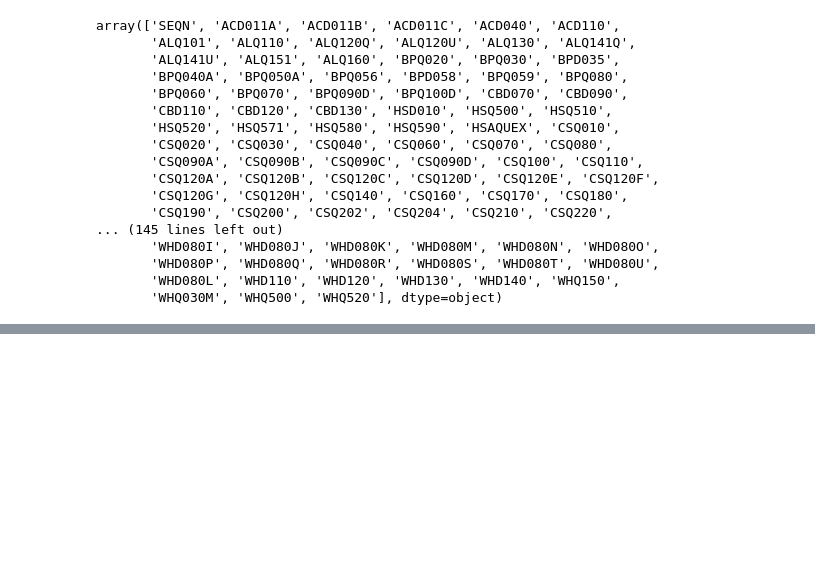
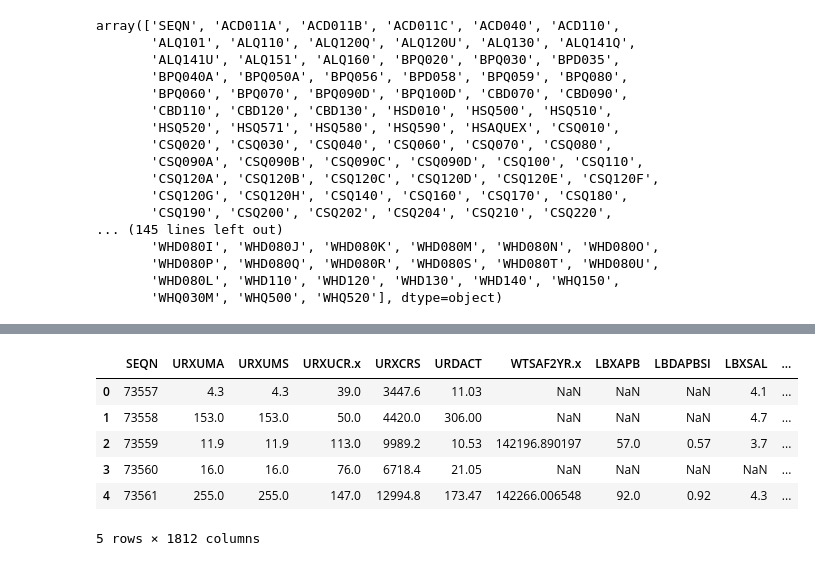
Before and after one commit to espSiyam/Data-Science--Analytics---AI-for-Business---the-Real-World-, a Jupyter notebook: Case Studies/2. Diabetes Analysis.ipynb, the cells around one changed output, grey strips where cells are left out. Saved outputs shown, nothing was run; the diff lists cells and outputs as text; code cells hidden in the pictures; blank space fills up the shorter version.

```diff
--- a/Case Studies/2. Diabetes Analysis.ipynb
+++ b/Case Studies/2. Diabetes Analysis.ipynb
@@ -319,0 +331,10 @@ df = pd.concat([df1,df2], axis =1, join='inner')
+# %%
+df.head()
+# %% [output]
+|  | SEQN | URXUMA | URXUMS | URXUCR.x | URXCRS | URDACT | WTSAF2YR.x | LBXAPB | LBDAPBSI | LBXSAL | ... |
+| 0 | 73557 | 4.3 | 4.3 | 39.0 | 3447.6 | 11.03 | NaN | NaN | NaN | 4.1 | ... |
+| 1 | 73558 | 153.0 | 153.0 | 50.0 | 4420.0 | 306.00 | NaN | NaN | NaN | 4.7 | ... |
+| 2 | 73559 | 11.9 | 11.9 | 113.0 | 9989.2 | 10.53 | 142196.890197 | 57.0 | 0.57 | 3.7 | ... |
+| 3 | 73560 | 16.0 | 16.0 | 76.0 | 6718.4 | 21.05 | NaN | NaN | NaN | NaN | ... |
+| 4 | 73561 | 255.0 | 255.0 | 147.0 | 12994.8 | 173.47 | 142266.006548 | 92.0 | 0.92 | 4.3 | ... |
+5 rows × 1812 columns
```
Also changed, not shown: parts of 1 cell of this notebook.
